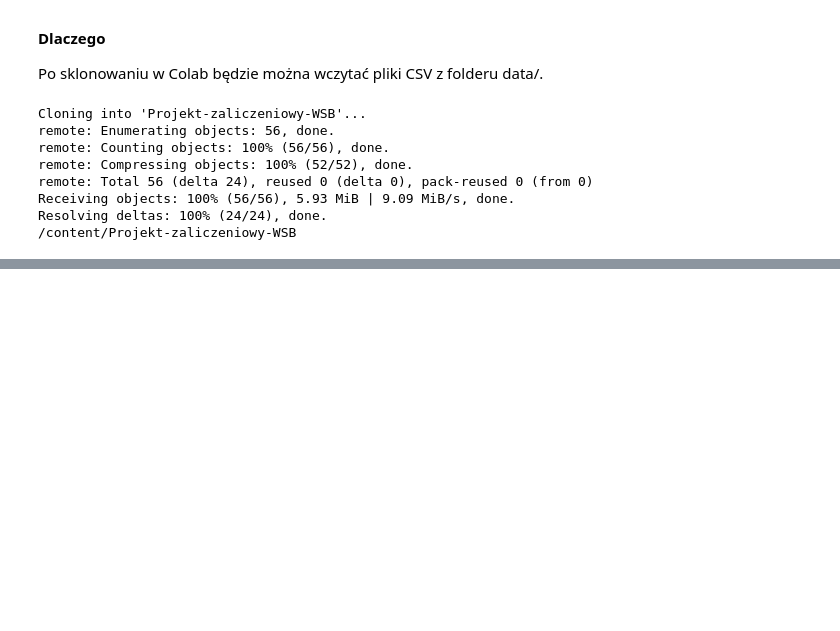
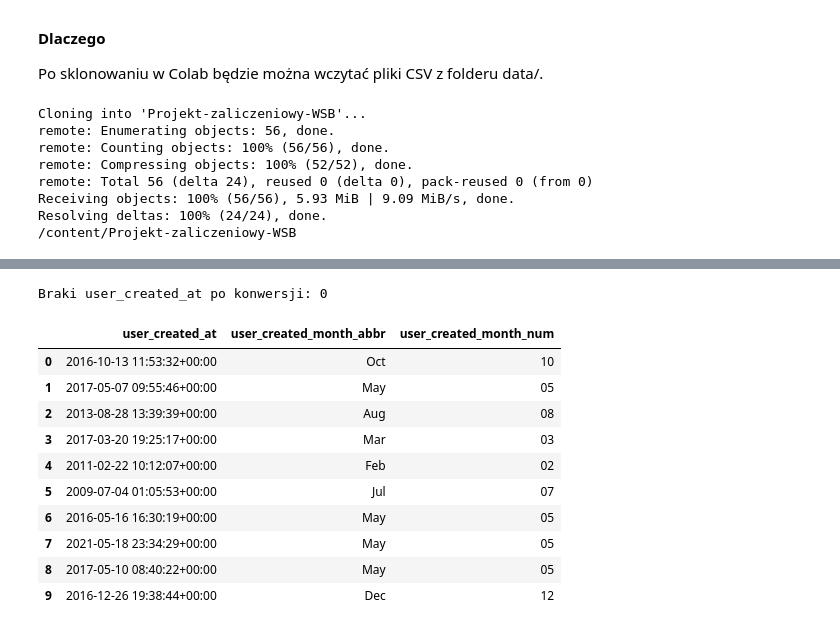
Before and after one commit to ludmilaqlawik/Projekt-zaliczeniowy-WSB, a Jupyter notebook: Projekt_zaliczeniowy_WSB.ipynb, the cells around one changed output, grey strips where cells are left out. Drawn from its saved outputs; the diff is of its cells as text; code cells hidden in the pictures; blank space fills up the shorter version.

```diff
--- a/Projekt_zaliczeniowy_WSB.ipynb
+++ b/Projekt_zaliczeniowy_WSB.ipynb
@@ -59,0 +213,32 @@ Resolving deltas: 100% (24/24), done.
+# %%
+df["user_created_at"] = pd.to_datetime(
+    df["user_created_at"].astype(str),
+    format="%Y-%m-%d %H:%M:%S%z",
+    errors="coerce"
+)
+# %%
+# Tworzę skrót miesiąca (Jan/Feb/...) i zamieniam na liczbę 01-12
+df["user_created_month_abbr"] = df["user_created_at"].dt.strftime("%b")
+months_abbr_to_num = {
+    "Jan": "01", "Feb": "02", "Mar": "03", "Apr": "04",
+    "May": "05", "Jun": "06", "Jul": "07", "Aug": "08",
+    "Sep": "09", "Oct": "10", "Nov": "11", "Dec": "12"
+}
+# %%
+df["user_created_month_num"] = df["user_created_month_abbr"].map(months_abbr_to_num) # Mapuję skróty miesięcy na liczbowe odpowiedniki
+# %%
+print("Braki user_created_at po konwersji:", df["user_created_at"].isna().sum())        # Sprawdzamy czy są braki w danych
+df[["user_created_at", "user_created_month_abbr", "user_created_month_num"]].head(10)   # Wyświetlamy 10 pierwszych pozycji
+# %% [output]
+Braki user_created_at po konwersji: 0
+|  | user_created_at | user_created_month_abbr | user_created_month_num |
+| 0 | 2016-10-13 11:53:32+00:00 | Oct | 10 |
+| 1 | 2017-05-07 09:55:46+00:00 | May | 05 |
+| 2 | 2013-08-28 13:39:39+00:00 | Aug | 08 |
+| 3 | 2017-03-20 19:25:17+00:00 | Mar | 03 |
+| 4 | 2011-02-22 10:12:07+00:00 | Feb | 02 |
+| 5 | 2009-07-04 01:05:53+00:00 | Jul | 07 |
+| 6 | 2016-05-16 16:30:19+00:00 | May | 05 |
+| 7 | 2021-05-18 23:34:29+00:00 | May | 05 |
+| 8 | 2017-05-10 08:40:22+00:00 | May | 05 |
+| 9 | 2016-12-26 19:38:44+00:00 | Dec | 12 |
```
Also changed, not shown: parts of 23 cells of this notebook.
